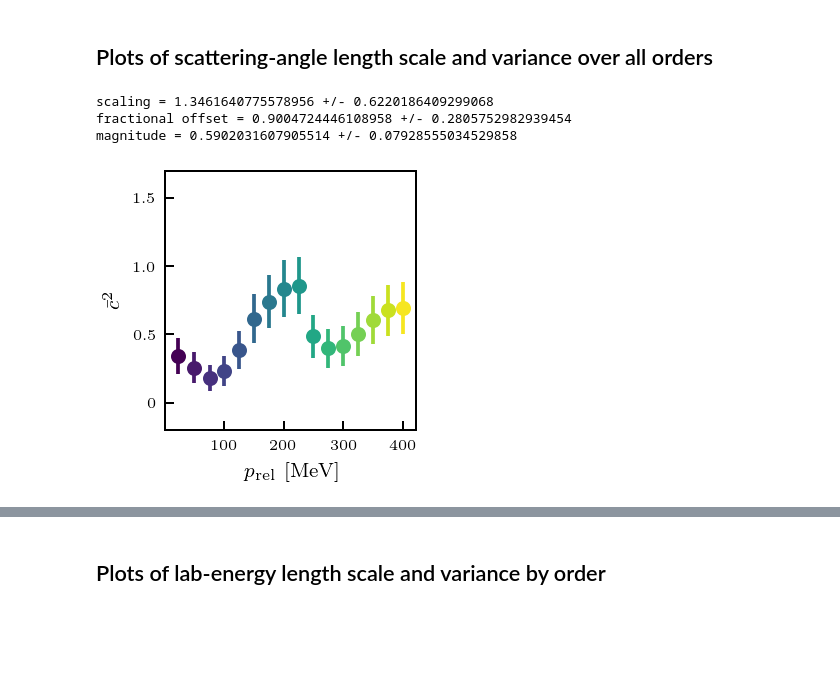
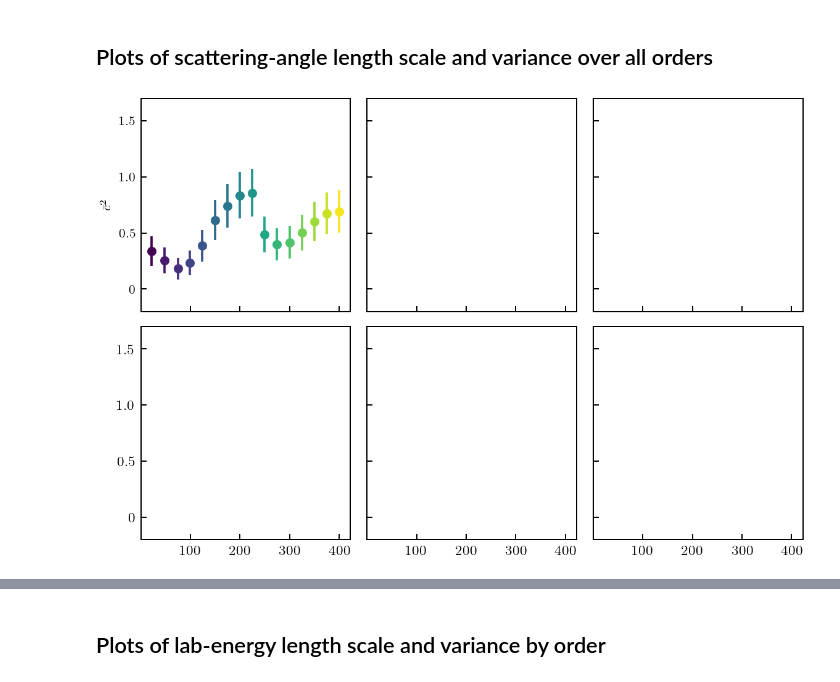
Before and after one commit to buqeye/modern_nn_potentials, a Jupyter notebook: notebooks/paper_figures_2.ipynb, the cells around one changed output, grey strips where cells are left out. Drawn from its saved outputs; the diff is of its cells as text; code cells hidden in the pictures; blank space fills up the shorter version.

```diff
--- a/notebooks/paper_figures_2.ipynb
+++ b/notebooks/paper_figures_2.ipynb
@@ -688,21 +830,24 @@ obs_var_label_array = [obs_data_label]
 # obs_var_label_array = ["all 2D obs."]
 
 # create figure with n_orders subplots
-fig_tlab_var_all, axs_tlab_var_all = plt.subplots(1, 1,
+fig_tlab_var_all, axs_tlab_var_all = plt.subplots(2, 3,
                                                   sharex = True, sharey=True,
-                                                  figsize=(2.0, 2.0))
+                                                  figsize=(3 * 2.2, 2 * 2.2))
+
+axs_idx = 0
+axs_tlab_var_all = axs_tlab_var_all.flatten()
 
 # sets axis limits, labels, and ticks
-axs_tlab_var_all.set_xlim(0, 423)
-axs_tlab_var_all.set_xlabel(t_lab_label + " [MeV]", size = 8)
-axs_tlab_var_all.set_xticks(ticks = [100, 200, 300, 400],
+axs_tlab_var_all[axs_idx].set_xlim(0, 423)
+# axs_tlab_var_all[axs_idx].set_xlabel(t_lab_label + " [MeV]", size = 8)
+axs_tlab_var_all[axs_idx].set_xticks(ticks = [100, 200, 300, 400],
                    labels = [100, 200, 300, 400],
-                   fontsize=6)
-axs_tlab_var_all.set_ylim(-0.2, 1.7)
-axs_tlab_var_all.set_ylabel(r"$\bar{c}^{2}$", size = 8)
-axs_tlab_var_all.set_yticks(ticks = [0, 0.5, 1.0, 1.5],
+                   fontsize=8)
+axs_tlab_var_all[axs_idx].set_ylim(-0.2, 1.7)
+axs_tlab_var_all[axs_idx].set_ylabel(r"$\bar{c}^{2}$", size = 8)
+axs_tlab_var_all[axs_idx].set_yticks(ticks = [0, 0.5, 1.0, 1.5],
                    labels = [0, 0.5, 1.0, 1.5],
-                   fontsize=6)
+                   fontsize=8)
 # axs_tlab_var_all.set_title('All-orders variances for ' + obs_var_label_array[0] + " (" +
 #              ScaleScheme.potential_string +
 #              " " + ScaleScheme.cutoff_string.replace("p", ".").replace("MeV", " MeV").replace("fm", " fm") +
@@ -751,55 +896,39 @@ for ovna_idx, ovna in enumerate(obs_var_name_array):
                           (len(degrees),
                            np.shape(coeffs_surfaces_ovna)[0]))[np.isin(degrees_input, X_train_deg), :])
 
         # extracts the variance and assesses its error bars as scaled-inverse-chi-squared-distributed
         underlying_std_sq = gp.cov_factor_
         stddev_underlying_std = np.sqrt(underlying_std_sq * 2 / (gp.df_ - 4))
 
         # appends variance values to an array
         axs_tlab_var_all_array = np.append(axs_tlab_var_all_array, underlying_std_sq)
         axs_tlab_var_all_stddev_array = np.append(axs_tlab_var_all_stddev_array, stddev_underlying_std)
 
 # reshapes arrays in preparation for plotting
 axs_tlab_var_all_array = np.reshape(axs_tlab_var_all_array,
                                     (len(obs_var_name_array), len(t_lab_subset)))
 axs_tlab_var_all_stddev_array = np.reshape(axs_tlab_var_all_stddev_array,
                                     (len(obs_var_name_array), len(t_lab_subset)))
 
 # plots variances with error bars
 for t in t_lab_subset:
-    axs_tlab_var_all.errorbar(t,
+    axs_tlab_var_all[axs_idx].errorbar(t,
                     (np.prod(axs_tlab_var_all_array, axis = 0)**(1 / len(obs_var_name_array)))[np.isin(t_lab_subset, t)],
+#                         / rms_1d((np.prod(axs_tlab_var_all_array, axis = 0)**(1 / len(obs_var_name_array))), t_lab_subset),
                     yerr = (np.sum(axs_tlab_var_all_stddev_array, axis = 0) / len(obs_var_name_array))[np.isin(t_lab_subset, t)],
                     c = mpl.cm.ScalarMappable(norm=norm_tlab, cmap=cmap_tlab).to_rgba(t),
+#                     c = 'green',
                     fmt = 'o', markersize = 5)
-
-# fits variances to Lorentzian
-popt, pcov = curve_fit(lorentzian, t_lab_subset,
-                                    np.prod(axs_tlab_var_all_array, axis = 0)**(1 / len(obs_var_name_array)),
-                                    sigma = np.sum(axs_tlab_var_all_stddev_array, axis = 0) / len(obs_var_name_array)
-                                     )
-# # plots the line of best fit
-# axs_tlab_var_all.plot(t_lab_input,
-#             lorentzian(t_lab_input, *popt),
-#             color = "blue",
-#             )
-
-# prints the best fit values
-print("scaling = " + str(popt[0]) + " +/- " + str(np.sqrt(pcov[0, 0])))
-print("fractional offset = " + str(popt[1]) + " +/- " + str(np.sqrt(pcov[1, 1])))
-print("magnitude = " + str(popt[2]) + " +/- " + str(np.sqrt(pcov[2, 2])))
 
 # saves figure
 fig_tlab_var_all.tight_layout()
 fig_tlab_var_all.savefig('figures2/' + 'var' + '_' + 'tlab_slices' + '_' + 'allorders' + '_' +
                     ScaleScheme.potential_string + ScaleScheme.cutoff_string + '_' +
-                    obs_var_name_array_name + '_Q' + Q_type + '_' + p_type + '_' + t_lab_name + '_' +
+#                     obs_var_name_array_name + '_Q' + Q_type + '_' + p_type + '_' + t_lab_name + '_' +
+                    '6panel' + '_Q' + Q_type + '_' + p_type + '_' + t_lab_name + '_' +
                     degrees_name)
 # %% [output]
-scaling = 1.3461640775578956 +/- 0.6220186409299068
-fractional offset = 0.9004724446108958 +/- 0.2805752982939454
-magnitude = 0.5902031607905514 +/- 0.07928555034529858
-[figure, old version]
+[figure, new version]
 # %%
 # data on power-law best-fit magnitude and exponent from all 2D observables
 # SMS 550 MeV
```
Also changed, not shown: parts of 19 cells of this notebook, 9 other files.
